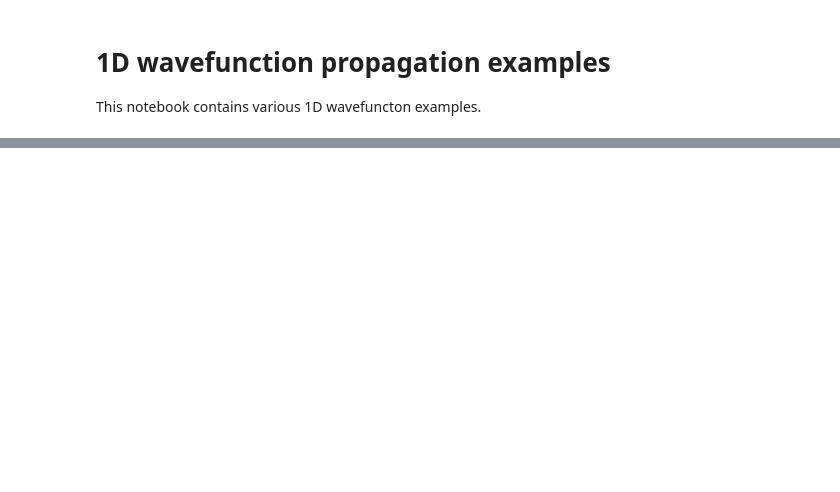
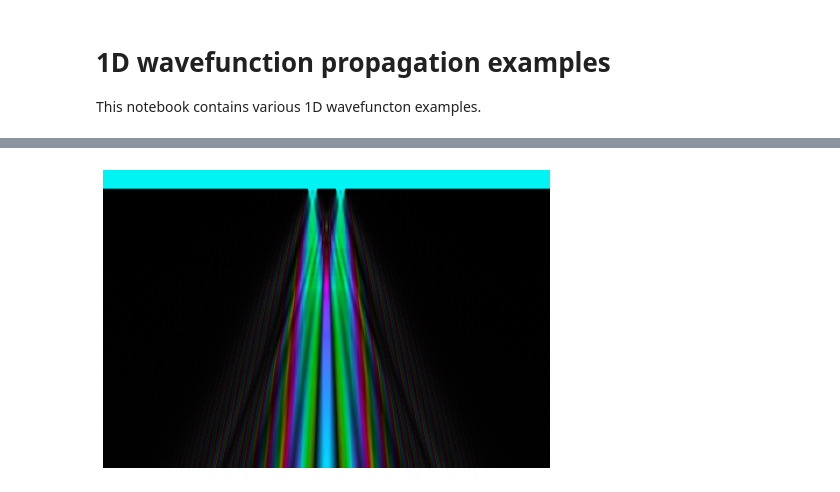
Before and after one commit to tem-elements/tem-elements, a Jupyter notebook: notebooks/wavefunction_1D.ipynb, the cells around one changed output, grey strips where cells are left out. Saved outputs shown, nothing was run; the diff lists cells and outputs as text; code cells hidden in the pictures; blank space fills up the shorter version.

```diff
--- a/notebooks/wavefunction_1D.ipynb
+++ b/notebooks/wavefunction_1D.ipynb
@@ -230,0 +501,10 @@ def plot_image(im_rgb):
+# %%
+# Plane wave hitting a double-slit
+plot_image(color_complex(wavefunction_prop(
+    make_diffraction_grating(
+        gap_num=2,
+        gap_spacing=24,
+        gap_size = 8),
+    normalize_rows_max=True)))
+# %% [output]
+[figure, added]
```
Also changed, not shown: parts of 17 cells of this notebook.
